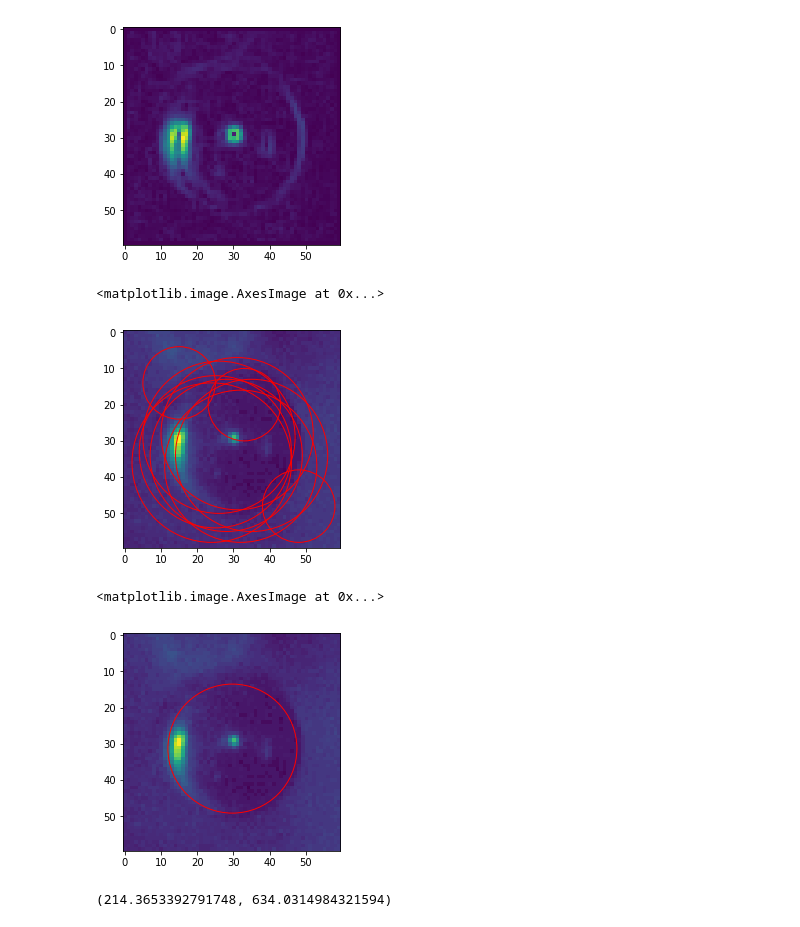
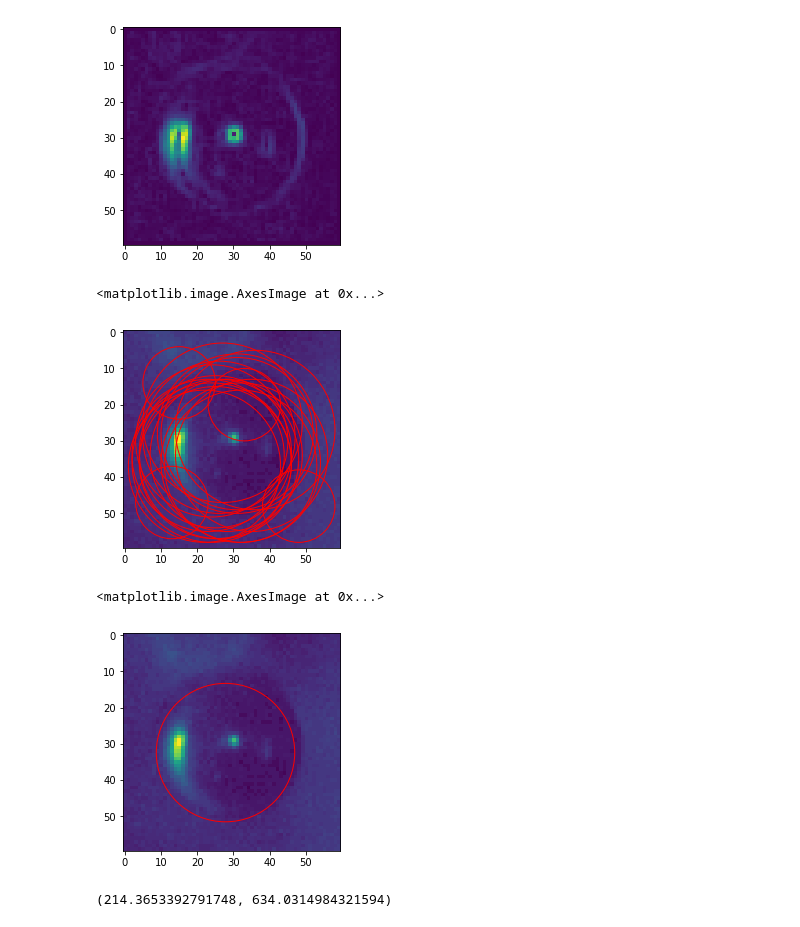
Before and after one commit to zazizizou/gradient_ansatz, a Jupyter notebook: radius_calibration.ipynb, the cells around one changed output. Cells and saved outputs as stored; diff of their text form; code cells hidden in the pictures.

Commit message:
green radius with peak distance

```diff
--- a/radius_calibration.ipynb
+++ b/radius_calibration.ipynb
@@ -161,17 +163,17 @@ plt.imshow(edges)
 [figure]
 # %%
 accums, cx, cy, radii = transform.hough_circle_peaks(hough_res, hough_radii,
-                                           total_num_peaks=10)
+                                           total_num_peaks=20)
 
 res_circles = []
 fig, ax = plt.subplots(ncols=1, nrows=1, figsize=(10, 4))
 for center_y, center_x, radius in zip(cy, cx, radii):
     res_circles.append(Circle(center_x, center_y, radius))
     ax.add_patch(patches.Circle((center_y, center_x), radius, color="red", fill=False))
 plt.imshow(green_bubble)
 # %% [output]
 <matplotlib.image.AxesImage at 0x...>
-[figure, old version]
+[figure, new version]
 # %%
 avg_x = np.mean([circ.x for circ in res_circles])
 avg_y = np.mean([circ.y for circ in res_circles])
@@ -182,7 +184,7 @@ ax.add_patch(patches.Circle((avg_y, avg_x), avg_r, fill=False, color='r'))
 plt.imshow(green_bubble)
 # %% [output]
 <matplotlib.image.AxesImage at 0x...>
-[figure, old version]
+[figure, new version]
 # %%
 a.get_coord()
 # %% [output]
```
Also changed, not shown: parts of 31 cells of this notebook, 3 other files.
